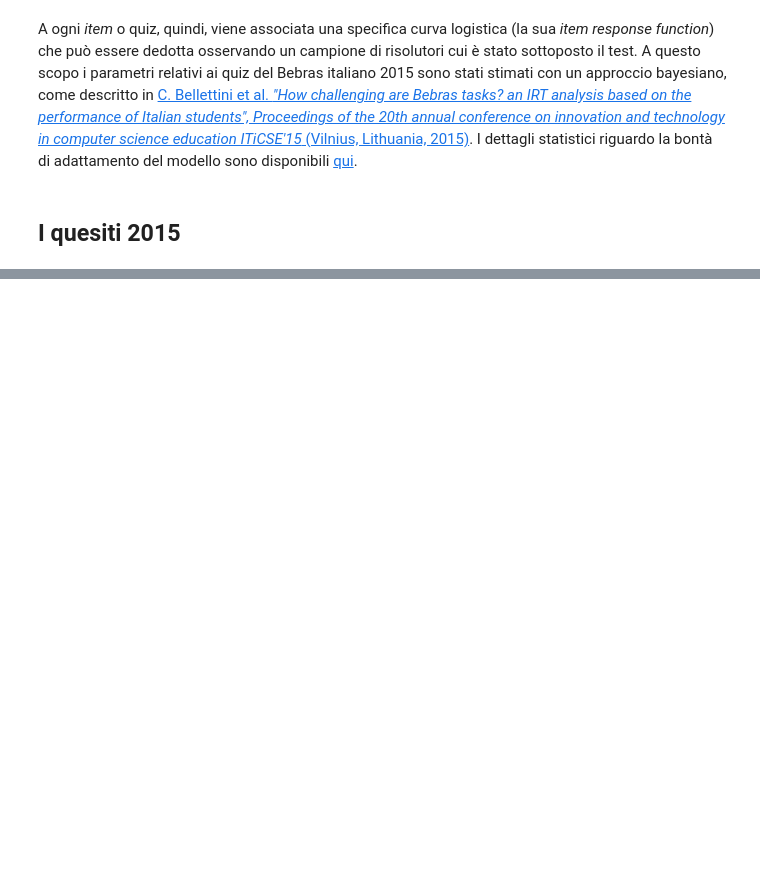
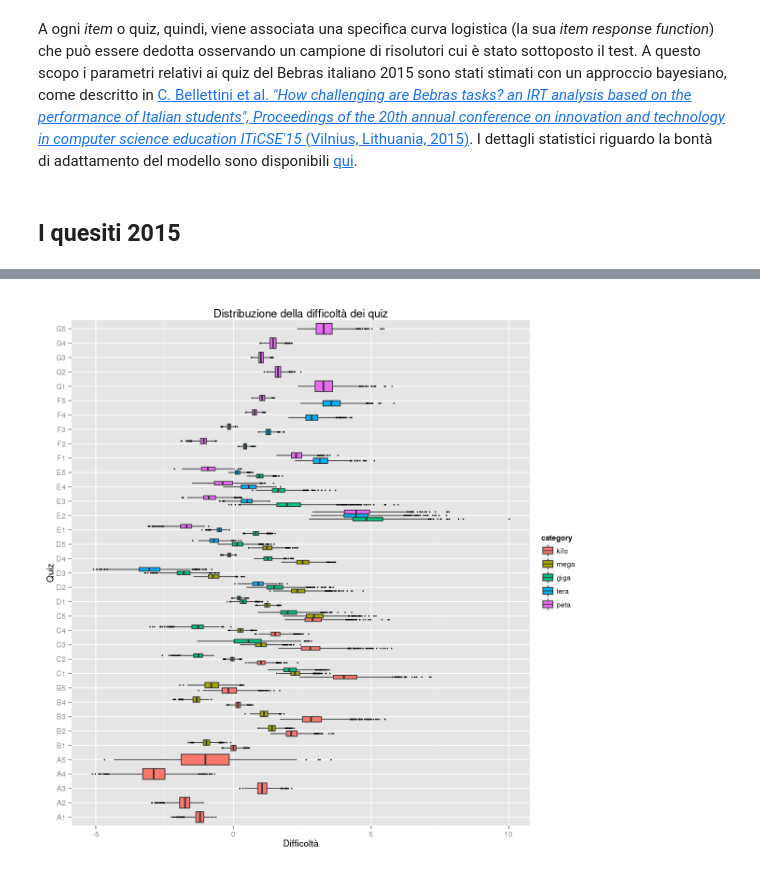
Before and after one commit to monga/bebras-it-nb, a Jupyter notebook: bebras-it.ipynb, the cells around one changed output, grey strips where cells are left out. Drawn from its saved outputs; the diff is of its cells as text; code cells hidden in the pictures; blank space fills up the shorter version.

Commit message:
Difficulty boxplots

```diff
--- a/bebras-it.ipynb
+++ b/bebras-it.ipynb
@@ -101,0 +113,20 @@ summary(f$ability[])
+# %%
+quizzes <- data.frame(id = 1:length(qnames), quiz = qnames,
+                      category = factor(plyr::laply(strsplit(qnames, "_"), function(e){tolower(e[2])}),
+                                        levels=levels(categories), ordered = TRUE),
+                      ord = plyr::laply(strsplit(qnames, "_"), function(e){e[3]}),
+                      block = plyr::laply(strsplit(qnames, "_"), function(e){substr(e[3],1,1)}))
+# %%
+quiz_difficulty <- get_par_df(dfit, par = "difficulty", table = quizzes)
+# %%
+options(repr.plot.width=10, repr.plot.height=10)
+p <- ggplot(quiz_difficulty, aes(ord, value, fill=category))
+#p <- p + geom_histogram(binwidth=.3)
+p <- p + geom_boxplot(outlier.shape = 1, outlier.size = .5) + coord_flip()
+#p <- p + geom_vline(aes(xintercept=median(value)), linetype="dashed", colour="red")
+p <- p + labs(title="Distribuzione della difficoltà dei quiz",
+              x="Quiz", y="Difficoltà")
+p
+rm(p)
+# %% [output]
+[figure, added]
```
Also changed, not shown: parts of 17 cells of this notebook.
